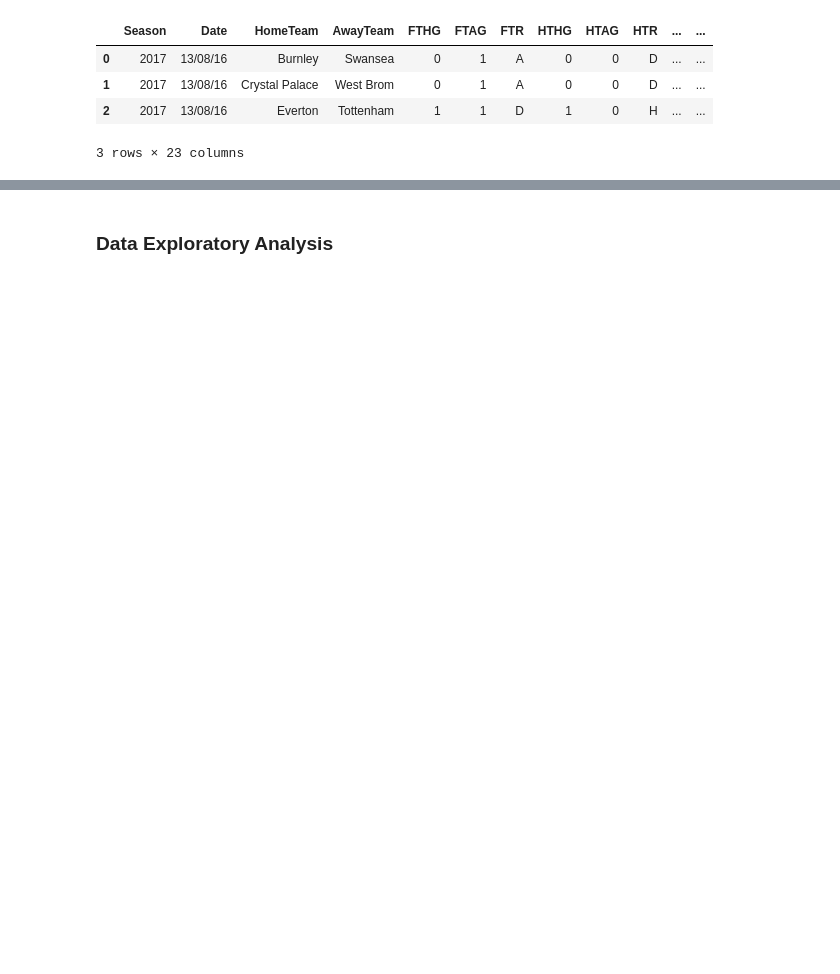
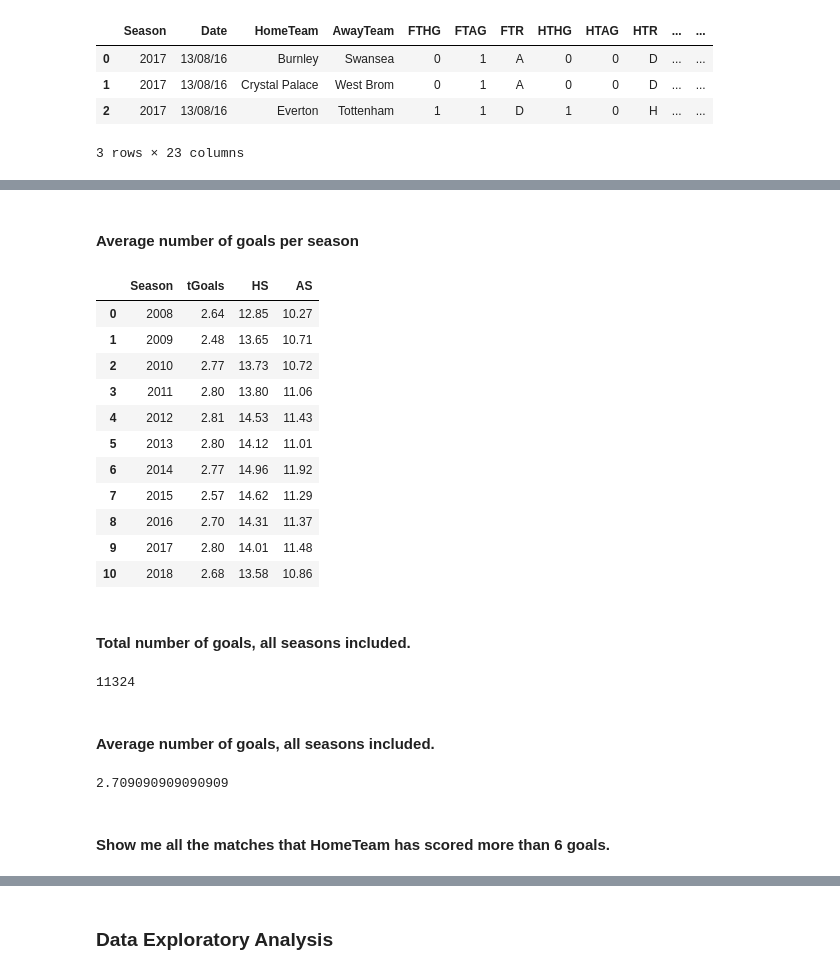
Before and after one commit to stefanosarta/premier-league, a Jupyter notebook: pl.ipynb, the cells around one changed output, grey strips where cells are left out. Saved outputs shown, nothing was run; the diff lists cells and outputs as text; code cells hidden in the pictures; blank space fills up the shorter version.

```diff
--- a/pl.ipynb
+++ b/pl.ipynb
@@ -361,0 +231,35 @@ Name: Referee, dtype: int64
+# %% [markdown]
+#### Average number of goals per season
+# %%
+# ΠΕΡΙΛΑΜΒΑΝΕΤΑΙ ΤΑΞΙΝΟΜΗΣΗ ΤΟΥ ΑΠΟΤΕΛΕΣΜΑΤΟΣ. ΣΤΗΝ ΚΟΡΥΦΗ ΒΡΙΣΚΕΤΑΙ Η ΣΑΙΖΟΝ ΠΟΥ ΕΙΧΕ ΤΟΝ ΜΕΓΑΛΥΤΕΡΟ ΜΕΣΟ ΟΡΟ ΓΚΟΛ.
+# ΣΤΗ ΣΥΓΚΕΚΡΙΜΕΝΗ ΠΕΡΙΠΤΩΣΗ Η ΣΑΙΖΟΝ 2011-12 ΕΙΧΕ ΤΟΝ ΜΕΓΑΛΥΤΕΡΟ ΜΕΣΟ ΟΡΟ ΓΚΟΛ ΜΕ 2,81 ΓΚΟΛ ΑΝΑ ΑΓΩΝΑ
+#df3.sort_values('totalGoals', ascending=False)
+avgGoals = df.groupby(['Season'])[["tGoals","HS","AS"]].mean().reset_index()
+avgGoals
+# %% [output]
+|  | Season | tGoals | HS | AS |
+| 0 | 2008 | 2.64 | 12.85 | 10.27 |
+| 1 | 2009 | 2.48 | 13.65 | 10.71 |
+| 2 | 2010 | 2.77 | 13.73 | 10.72 |
+| 3 | 2011 | 2.80 | 13.80 | 11.06 |
+| 4 | 2012 | 2.81 | 14.53 | 11.43 |
+| 5 | 2013 | 2.80 | 14.12 | 11.01 |
+| 6 | 2014 | 2.77 | 14.96 | 11.92 |
+| 7 | 2015 | 2.57 | 14.62 | 11.29 |
+| 8 | 2016 | 2.70 | 14.31 | 11.37 |
+| 9 | 2017 | 2.80 | 14.01 | 11.48 |
+| 10 | 2018 | 2.68 | 13.58 | 10.86 |
+# %% [markdown]
+#### Total number of goals, all seasons included.
+# %%
+df['tGoals'].sum()
+# %% [output]
+11324
+# %% [markdown]
+#### Average number of goals, all seasons included.
+# %%
+df['tGoals'].mean()
+# %% [output]
+2.709090909090909
+# %% [markdown]
+#### Show me all the matches that HomeTeam has scored more than 6 goals.
```
Also changed, not shown: parts of 101 cells of this notebook.
